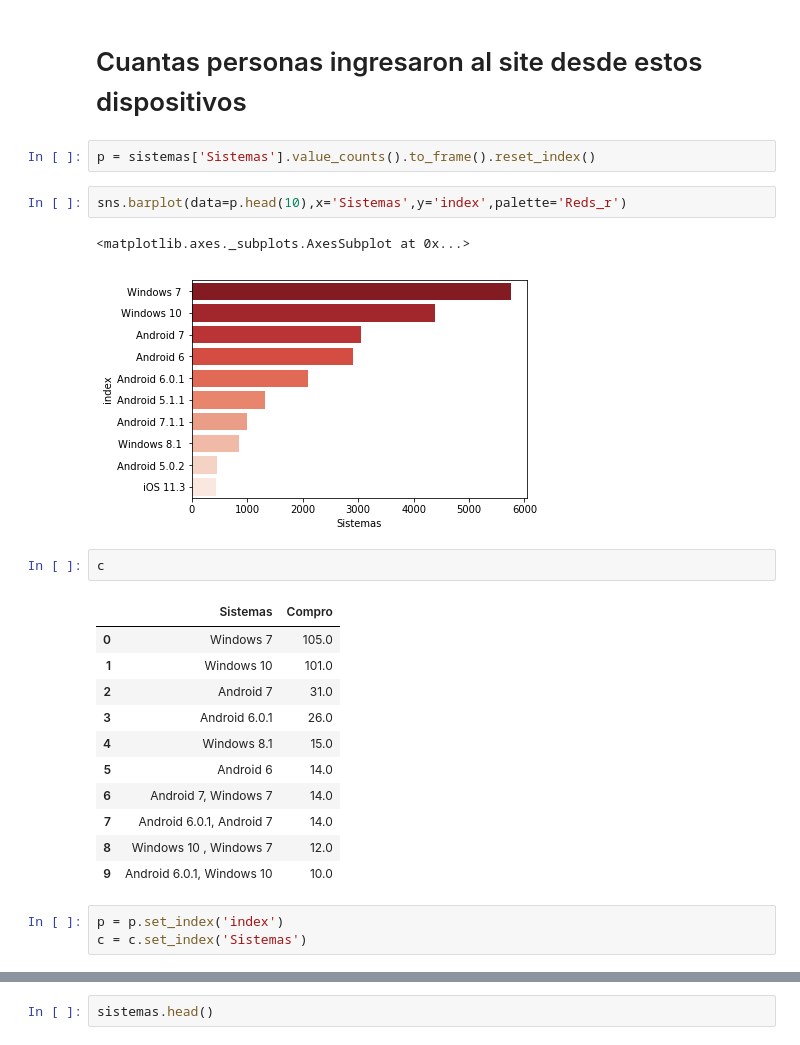
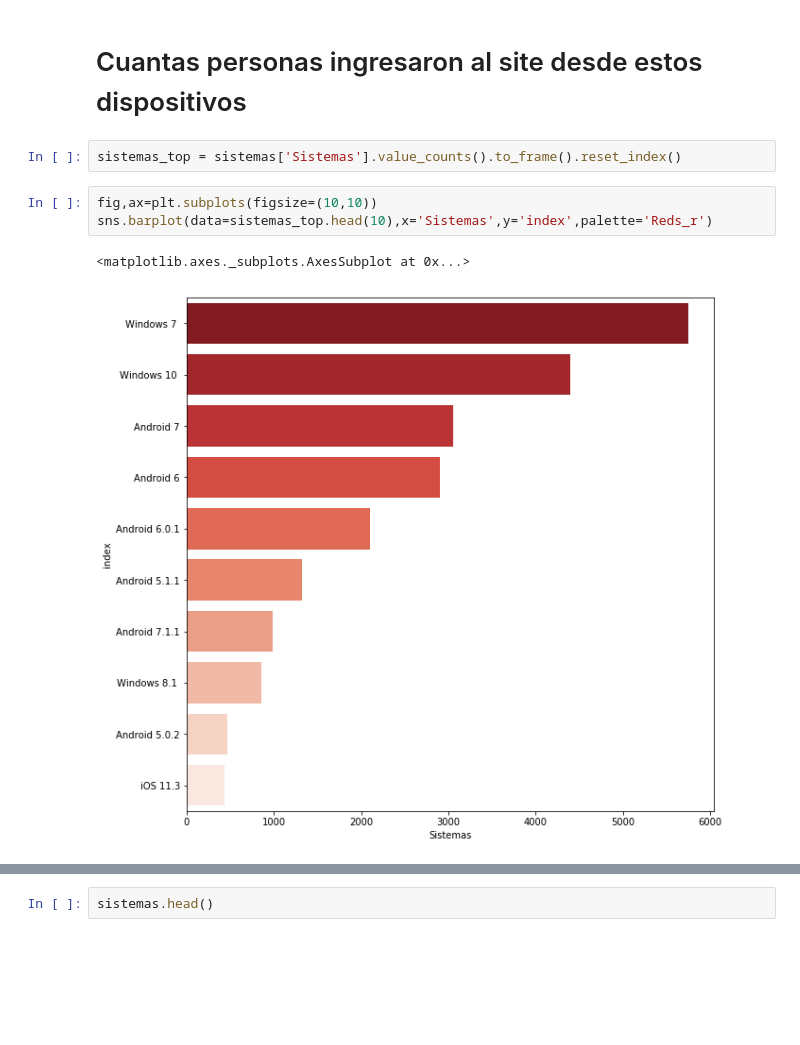
Before and after one commit to javier2409/TP1Datos2C2018, a Jupyter notebook: sistema_operativo.ipynb, the cells around one changed output, grey strips where cells are left out. Drawn from its saved outputs; the diff is of its cells as text; blank space fills up the shorter version.

```diff
--- a/sistema_operativo.ipynb
+++ b/sistema_operativo.ipynb
@@ -116,26 +120,10 @@ sns.barplot(data=c.head(10),y='Sistemas',x='Compro',palette='Blues_r')
 # %% [markdown]
 # Cuantas personas ingresaron al site desde estos dispositivos
 # %%
-p = sistemas['Sistemas'].value_counts().to_frame().reset_index()
+sistemas_top = sistemas['Sistemas'].value_counts().to_frame().reset_index()
 # %%
-sns.barplot(data=p.head(10),x='Sistemas',y='index',palette='Reds_r')
+fig,ax=plt.subplots(figsize=(10,10))
+sns.barplot(data=sistemas_top.head(10),x='Sistemas',y='index',palette='Reds_r')
 # %% [output]
 <matplotlib.axes._subplots.AxesSubplot at 0x...>
-[figure, old version]
+[figure, new version]
-# %%
-c
-# %% [output]
-|  | Sistemas | Compro |
-| 0 | Windows 7 | 105.0 |
-| 1 | Windows 10 | 101.0 |
-| 2 | Android 7 | 31.0 |
-| 3 | Android 6.0.1 | 26.0 |
-| 4 | Windows 8.1 | 15.0 |
-| 5 | Android 6 | 14.0 |
-| 6 | Android 7, Windows 7 | 14.0 |
-| 7 | Android 6.0.1, Android 7 | 14.0 |
-| 8 | Windows 10 , Windows 7 | 12.0 |
-| 9 | Android 6.0.1, Windows 10 | 10.0 |
-# %%
-p = p.set_index('index')
-c = c.set_index('Sistemas')
```
Also changed, not shown: parts of 9 cells of this notebook, 1 other file.
